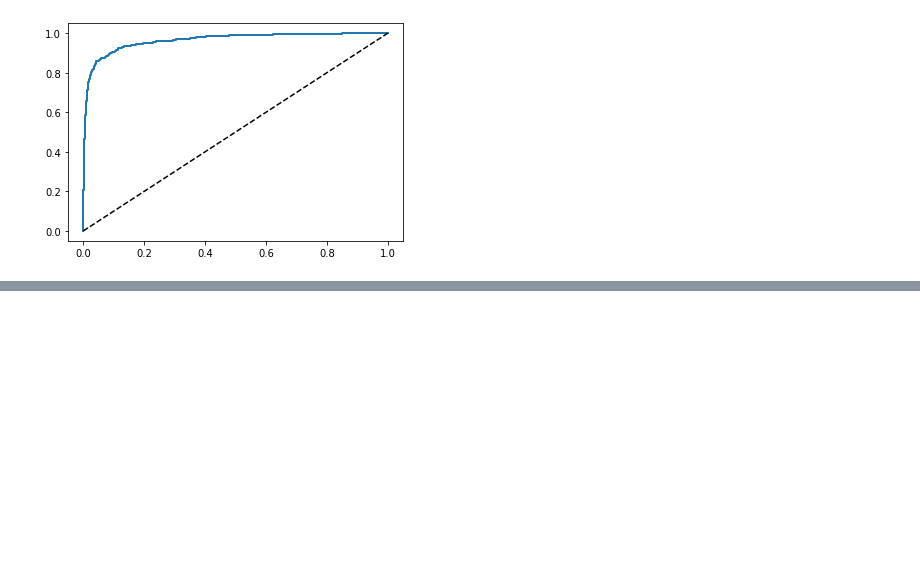
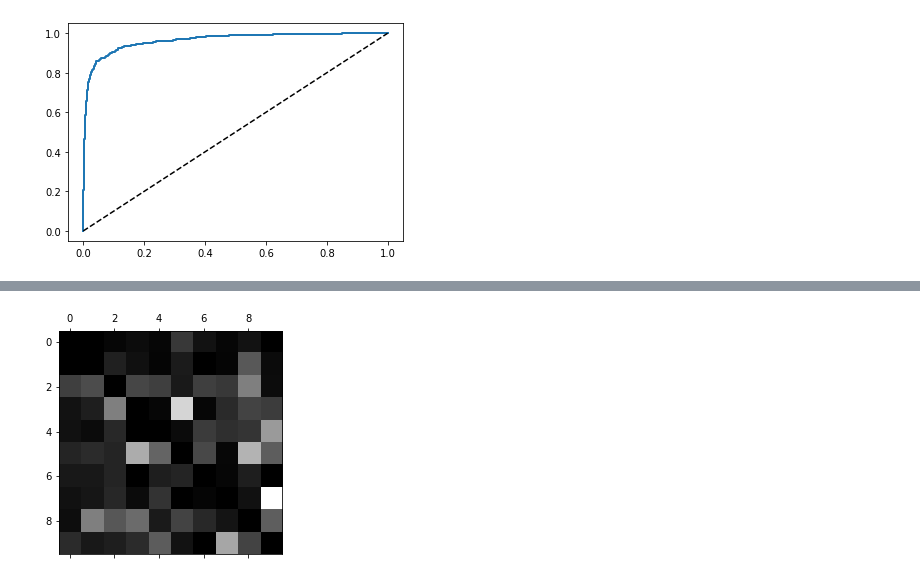
Before and after one commit to tranduckhoatcu/Hands-On-Machine-Learning-with-Scikit-Learn-Keras-and-TensorFlow, a Jupyter notebook: Chapter 3/Untitled.ipynb, the cells around one changed output, grey strips where cells are left out. Saved outputs shown, nothing was run; the diff lists cells and outputs as text; code cells hidden in the pictures; blank space fills up the shorter version.

```diff
--- a/Chapter 3/Untitled.ipynb
+++ b/Chapter 3/Untitled.ipynb
@@ -116,0 +220,6 @@ plt.show()
+# %%
+np.fill_diagonal(norm_conf_mx,0)
+plt.matshow(norm_conf_mx,cmap=plt.cm.gray)
+plt.show()
+# %% [output]
+[figure, added]
```
Also changed, not shown: parts of 21 cells of this notebook.
